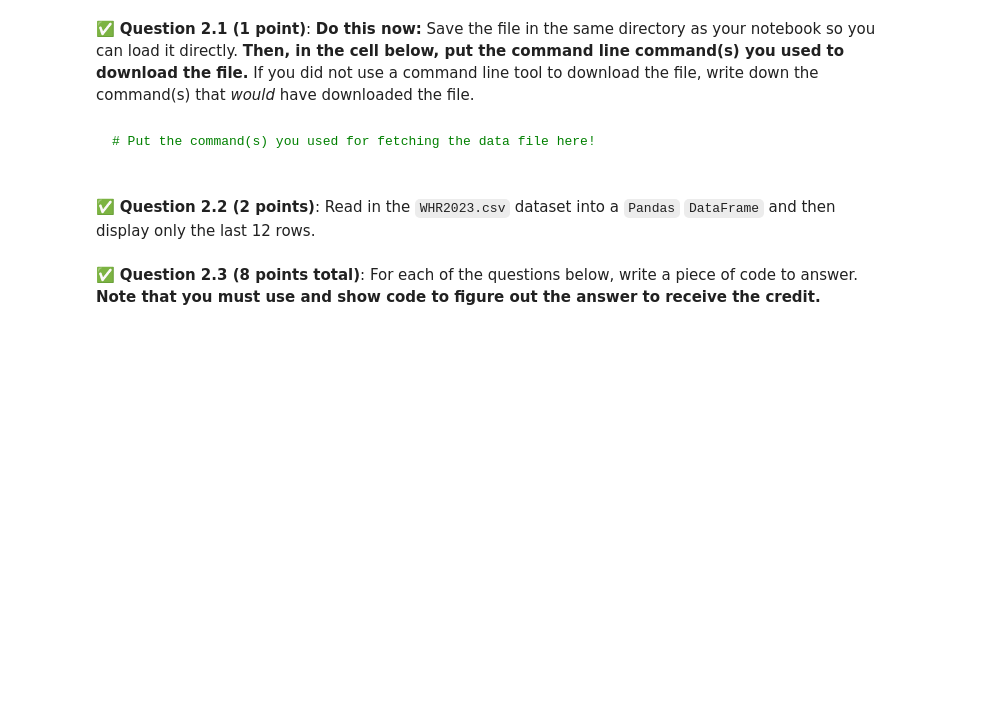
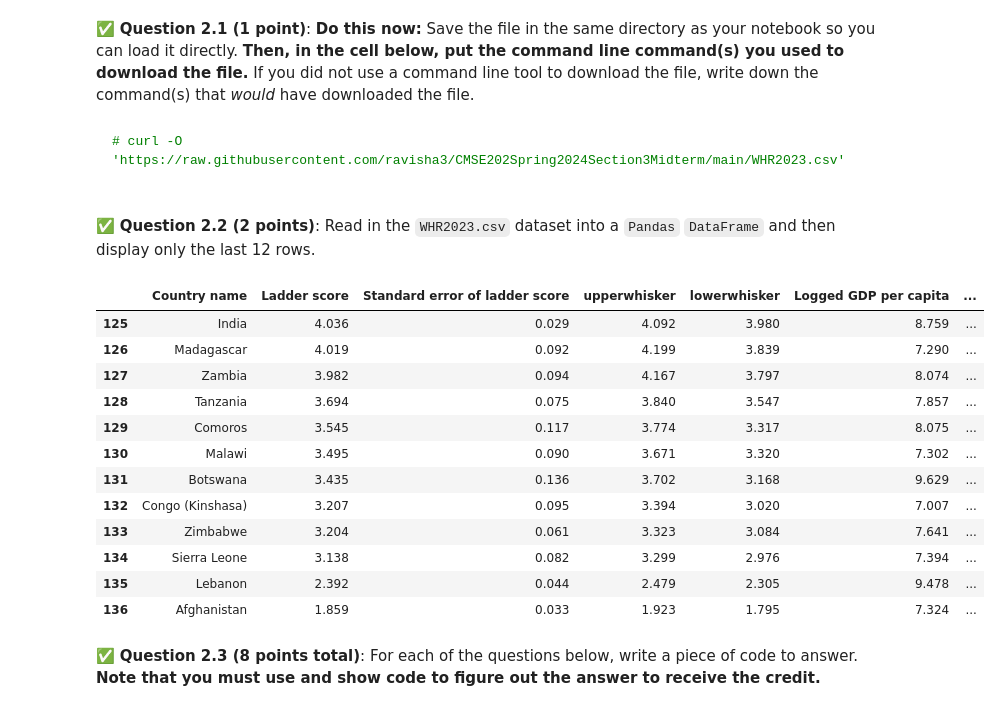
Before and after one commit to rags45/CMSE202-f23-turnin, a Jupyter notebook: midterm/CMSE202-Midterm-Section003-STUDENT.ipynb, the cells around one changed output. Saved outputs shown, nothing was run; the diff lists cells and outputs as text; code cells hidden in the pictures; blank space fills up the shorter version.

````diff
--- a/midterm/CMSE202-Midterm-Section003-STUDENT.ipynb
+++ b/midterm/CMSE202-Midterm-Section003-STUDENT.ipynb
@@ -64,15 +71,34 @@ To get started, you will need to download the file - `WHR2023.csv`. Since it mig
 The file is also on D2L.
 # %% [markdown]
 &#9989; **Question 2.1 (1 point)**: **Do this now:** Save the file in the same directory as your notebook so you can load it directly. **Then, in the cell below, put the command line command(s) you used to download the file.** If you did not use a command line tool to download the file, write down the command(s) that *would* have downloaded the file.
-# %% [markdown]
-``` bash
-# Put the command(s) you used for fetching the data file here!
-
-```
+# %% [markdown]
+``` bash
+# curl -O 'https://raw.githubusercontent.com/ravisha3/CMSE202Spring2024Section3Midterm/main/WHR2023.csv'
+
+```
 # %% [markdown]
 &#9989; **Question 2.2 (2 points)**: Read in the `WHR2023.csv` dataset into a `Pandas` `DataFrame` and then display only the last 12 rows.
 # %%
 # Put your code for Question 2.2 here
+import pandas as pd
+world = pd.read_csv('WHR2023.csv')
+#world
+last12 = world.tail(12)
+last12
+# %% [output]
+|  | Country name | Ladder score | Standard error of ladder score | upperwhisker | lowerwhisker | Logged GDP per capita | ... |
+| 125 | India | 4.036 | 0.029 | 4.092 | 3.980 | 8.759 | ... |
+| 126 | Madagascar | 4.019 | 0.092 | 4.199 | 3.839 | 7.290 | ... |
+| 127 | Zambia | 3.982 | 0.094 | 4.167 | 3.797 | 8.074 | ... |
+| 128 | Tanzania | 3.694 | 0.075 | 3.840 | 3.547 | 7.857 | ... |
+| 129 | Comoros | 3.545 | 0.117 | 3.774 | 3.317 | 8.075 | ... |
+| 130 | Malawi | 3.495 | 0.090 | 3.671 | 3.320 | 7.302 | ... |
+| 131 | Botswana | 3.435 | 0.136 | 3.702 | 3.168 | 9.629 | ... |
+| 132 | Congo (Kinshasa) | 3.207 | 0.095 | 3.394 | 3.020 | 7.007 | ... |
+| 133 | Zimbabwe | 3.204 | 0.061 | 3.323 | 3.084 | 7.641 | ... |
+| 134 | Sierra Leone | 3.138 | 0.082 | 3.299 | 2.976 | 7.394 | ... |
+| 135 | Lebanon | 2.392 | 0.044 | 2.479 | 2.305 | 9.478 | ... |
+| 136 | Afghanistan | 1.859 | 0.033 | 1.923 | 1.795 | 7.324 | ... |
 # %% [markdown]
 &#9989; **Question 2.3 (8 points total)**: For each of the questions below, write a piece of code to answer. **Note that you must use and show code to figure out the answer to receive the credit.**
 # %% [markdown]
````
Also changed, not shown: parts of 17 cells of this notebook.
